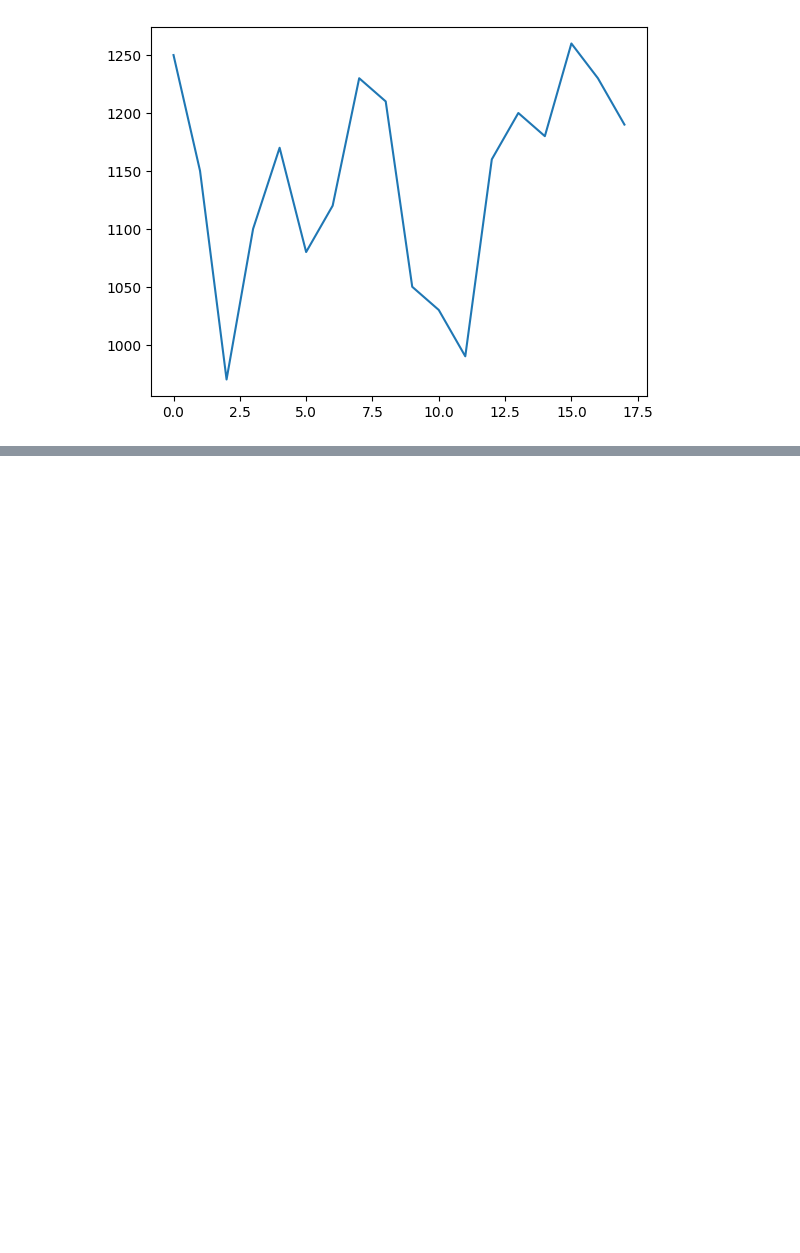
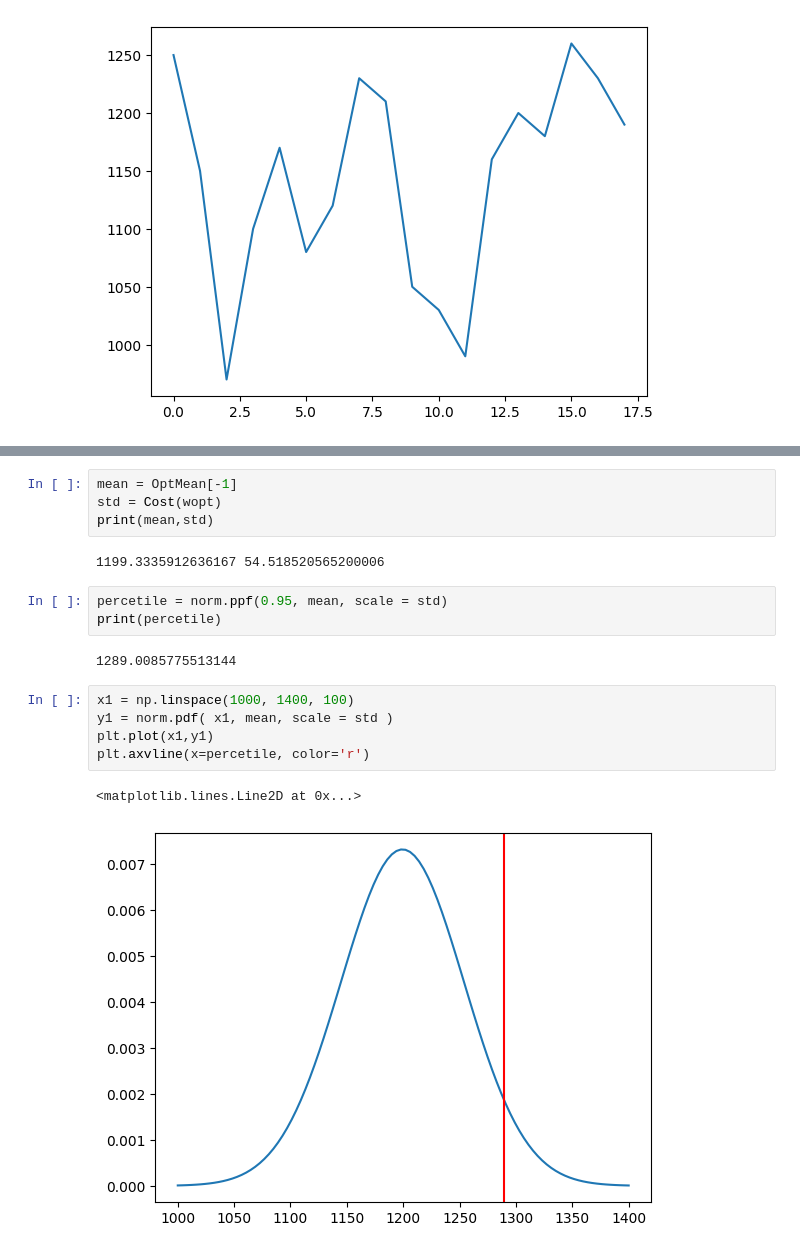
Before and after one commit to asegura4488/CienciaDatos, a Jupyter notebook: Semana4/MedioMovil.ipynb, the cells around one changed output, grey strips where cells are left out. Cells and saved outputs as stored; diff of their text form; blank space fills up the shorter version.

```diff
--- a/Semana4/MedioMovil.ipynb
+++ b/Semana4/MedioMovil.ipynb
@@ -23,0 +158,19 @@ plt.plot(x)
+# %%
+mean = OptMean[-1]
+std = Cost(wopt)
+print(mean,std)
+# %% [output]
+1199.3335912636167 54.518520565200006
+# %%
+percetile = norm.ppf(0.95, mean, scale = std)
+print(percetile)
+# %% [output]
+1289.0085775513144
+# %%
+x1 = np.linspace(1000, 1400, 100)
+y1 = norm.pdf( x1, mean, scale = std )
+plt.plot(x1,y1)
+plt.axvline(x=percetile, color='r')
+# %% [output]
+<matplotlib.lines.Line2D at 0x...>
+[figure, added]
```
Also changed, not shown: parts of 18 cells of this notebook.
